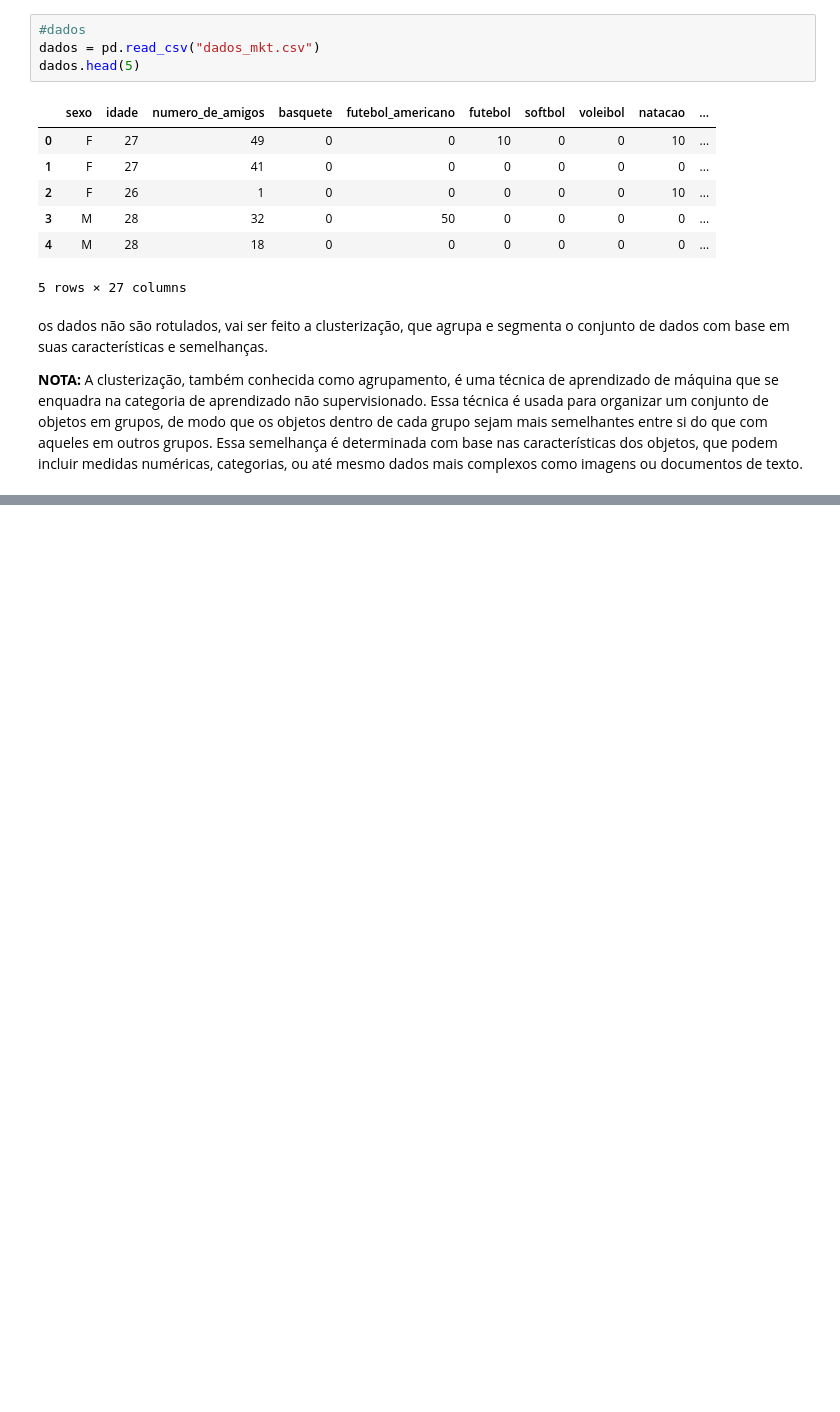
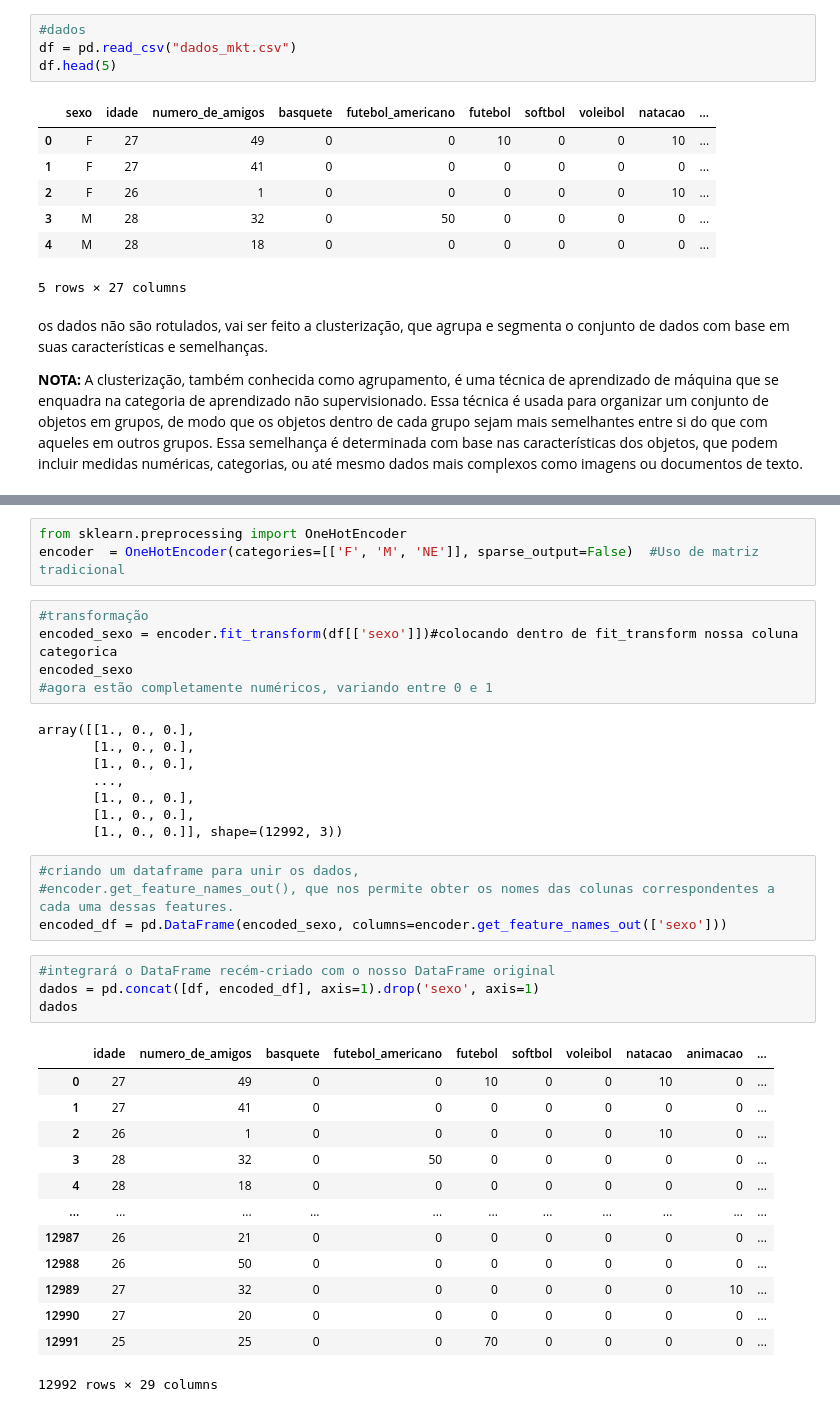
Before and after one commit to Cr0l3y/ML_Unsupervised, a Jupyter notebook: projeto.ipynb, the cells around one changed output, grey strips where cells are left out. Cells and saved outputs as stored; diff of their text form; blank space fills up the shorter version.

```diff
--- a/projeto.ipynb
+++ b/projeto.ipynb
@@ -7,8 +7,8 @@ import matplotlib.pyplot as plt
 import seaborn as sns
 # %%
 #dados
-dados = pd.read_csv("dados_mkt.csv")
-dados.head(5)
+df = pd.read_csv("dados_mkt.csv")
+df.head(5)
 # %% [output]
 |  | sexo | idade | numero_de_amigos | basquete | futebol_americano | futebol | softbol | voleibol | natacao | ... |
 | 0 | F | 27 | 49 | 0 | 0 | 10 | 0 | 0 | 10 | ... |
@@ -48,2 +48,40 @@ dados["sexo"].unique()
 # %% [output]
 array(['F', 'M', 'NE'], dtype=object)
+# %%
+from sklearn.preprocessing import OneHotEncoder
+encoder  = OneHotEncoder(categories=[['F', 'M', 'NE']], sparse_output=False)  #Uso de matriz tradicional
+# %%
+#transformação
+encoded_sexo = encoder.fit_transform(df[['sexo']])#colocando dentro de fit_transform nossa coluna categorica
+encoded_sexo
+#agora estão completamente numéricos, variando entre 0 e 1
+# %% [output]
+array([[1., 0., 0.],
+       [1., 0., 0.],
+       [1., 0., 0.],
+       ...,
+       [1., 0., 0.],
+       [1., 0., 0.],
+       [1., 0., 0.]], shape=(12992, 3))
+# %%
+#criando um dataframe para unir os dados,
+#encoder.get_feature_names_out(), que nos permite obter os nomes das colunas correspondentes a cada uma dessas features.
+encoded_df = pd.DataFrame(encoded_sexo, columns=encoder.get_feature_names_out(['sexo']))
+# %%
+#integrará o DataFrame recém-criado com o nosso DataFrame original
+dados = pd.concat([df, encoded_df], axis=1).drop('sexo', axis=1)
+dados
+# %% [output]
+|  | idade | numero_de_amigos | basquete | futebol_americano | futebol | softbol | voleibol | natacao | animacao | ... |
+| 0 | 27 | 49 | 0 | 0 | 10 | 0 | 0 | 10 | 0 | ... |
+| 1 | 27 | 41 | 0 | 0 | 0 | 0 | 0 | 0 | 0 | ... |
+| 2 | 26 | 1 | 0 | 0 | 0 | 0 | 0 | 10 | 0 | ... |
+| 3 | 28 | 32 | 0 | 50 | 0 | 0 | 0 | 0 | 0 | ... |
+| 4 | 28 | 18 | 0 | 0 | 0 | 0 | 0 | 0 | 0 | ... |
+| ... | ... | ... | ... | ... | ... | ... | ... | ... | ... | ... |
+| 12987 | 26 | 21 | 0 | 0 | 0 | 0 | 0 | 0 | 0 | ... |
+| 12988 | 26 | 50 | 0 | 0 | 0 | 0 | 0 | 0 | 0 | ... |
+| 12989 | 27 | 32 | 0 | 0 | 0 | 0 | 0 | 0 | 10 | ... |
+| 12990 | 27 | 20 | 0 | 0 | 0 | 0 | 0 | 0 | 0 | ... |
+| 12991 | 25 | 25 | 0 | 0 | 70 | 0 | 0 | 0 | 0 | ... |
+12992 rows × 29 columns
```
Also changed, not shown: parts of 17 cells of this notebook, 1 other file.
